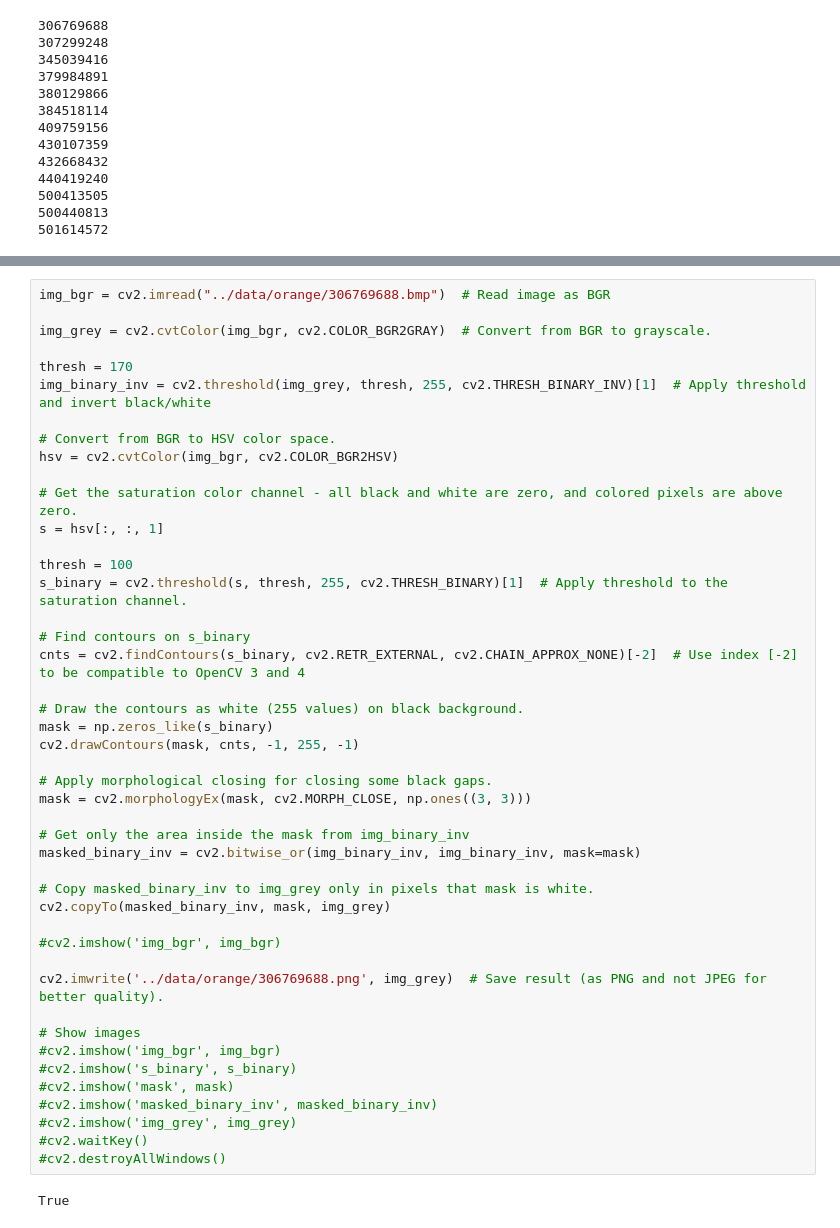
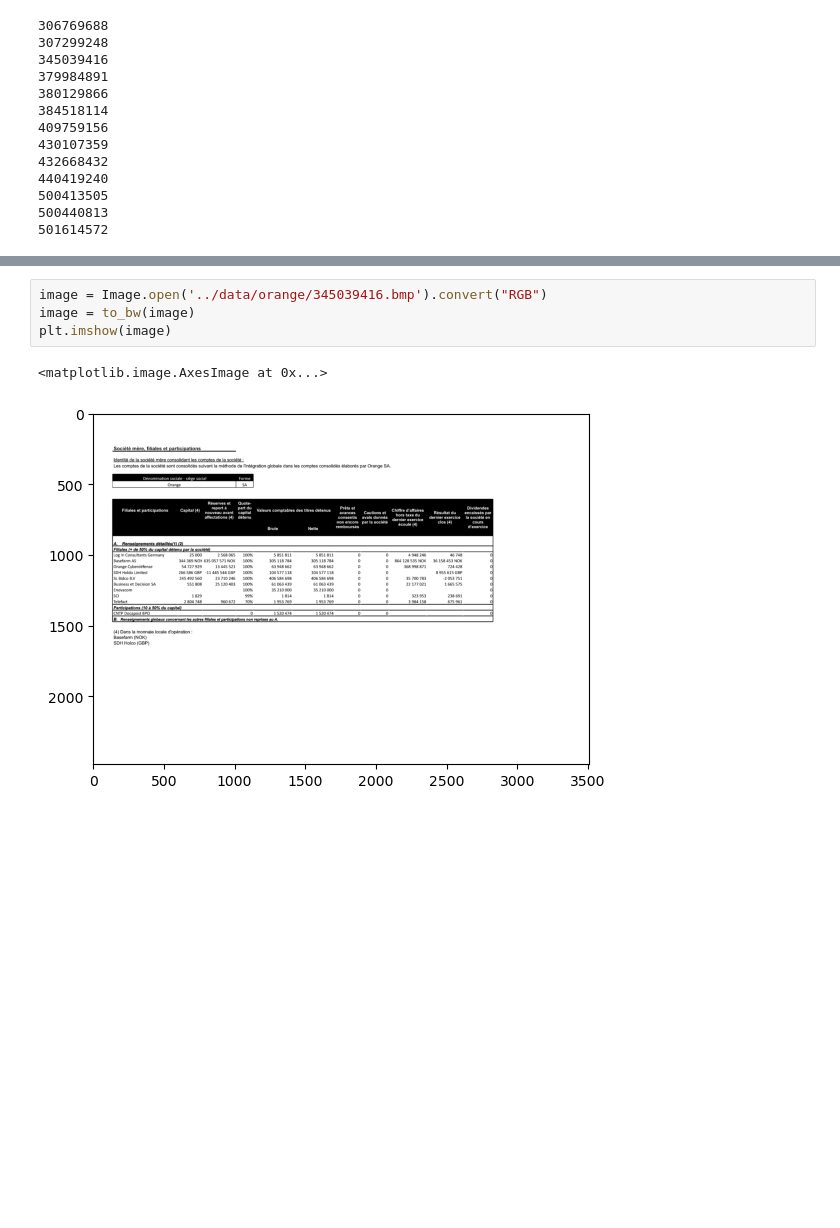
Before and after one commit to InseeFrLab/extraction-comptes-sociaux, a Jupyter notebook: notebooks/predict_tabletransformer_orange.ipynb, the cells around one changed output, grey strips where cells are left out. Cells and saved outputs as stored; diff of their text form; blank space fills up the shorter version.

```diff
--- a/notebooks/predict_tabletransformer_orange.ipynb
+++ b/notebooks/predict_tabletransformer_orange.ipynb
@@ -166,47 +109,7 @@ Image.fromarray(np.uint8(modified_image)).convert("RGB")
-# %%
-img_bgr = cv2.imread("../data/orange/306769688.bmp")  # Read image as BGR
-
-img_grey = cv2.cvtColor(img_bgr, cv2.COLOR_BGR2GRAY)  # Convert from BGR to grayscale.
-
-thresh = 170
-img_binary_inv = cv2.threshold(img_grey, thresh, 255, cv2.THRESH_BINARY_INV)[1]  # Apply threshold and invert black/white
-
-# Convert from BGR to HSV color space.
-hsv = cv2.cvtColor(img_bgr, cv2.COLOR_BGR2HSV)
-
-# Get the saturation color channel - all black and white are zero, and colored pixels are above zero.
-s = hsv[:, :, 1]
-
-thresh = 100
-s_binary = cv2.threshold(s, thresh, 255, cv2.THRESH_BINARY)[1]  # Apply threshold to the saturation channel.
-
-# Find contours on s_binary
-cnts = cv2.findContours(s_binary, cv2.RETR_EXTERNAL, cv2.CHAIN_APPROX_NONE)[-2]  # Use index [-2] to be compatible to OpenCV 3 and 4
-
-# Draw the contours as white (255 values) on black background.
-mask = np.zeros_like(s_binary)
-cv2.drawContours(mask, cnts, -1, 255, -1)
-
-# Apply morphological closing for closing some black gaps.
-mask = cv2.morphologyEx(mask, cv2.MORPH_CLOSE, np.ones((3, 3)))
-
-# Get only the area inside the mask from img_binary_inv
-masked_binary_inv = cv2.bitwise_or(img_binary_inv, img_binary_inv, mask=mask)
-
-# Copy masked_binary_inv to img_grey only in pixels that mask is white.
-cv2.copyTo(masked_binary_inv, mask, img_grey)
-
-#cv2.imshow('img_bgr', img_bgr)
-
-cv2.imwrite('../data/orange/306769688.png', img_grey)  # Save result (as PNG and not JPEG for better quality).
-
-# Show images
-#cv2.imshow('img_bgr', img_bgr)
-#cv2.imshow('s_binary', s_binary)
-#cv2.imshow('mask', mask)
-#cv2.imshow('masked_binary_inv', masked_binary_inv)
-#cv2.imshow('img_grey', img_grey)
-#cv2.waitKey()
-#cv2.destroyAllWindows()
-# %% [output]
-True
+# %%
+image = Image.open('../data/orange/345039416.bmp').convert("RGB")
+image = to_bw(image)
+plt.imshow(image)
+# %% [output]
+<matplotlib.image.AxesImage at 0x...>
+[figure, added]
```
Also changed, not shown: parts of 9 cells of this notebook.
